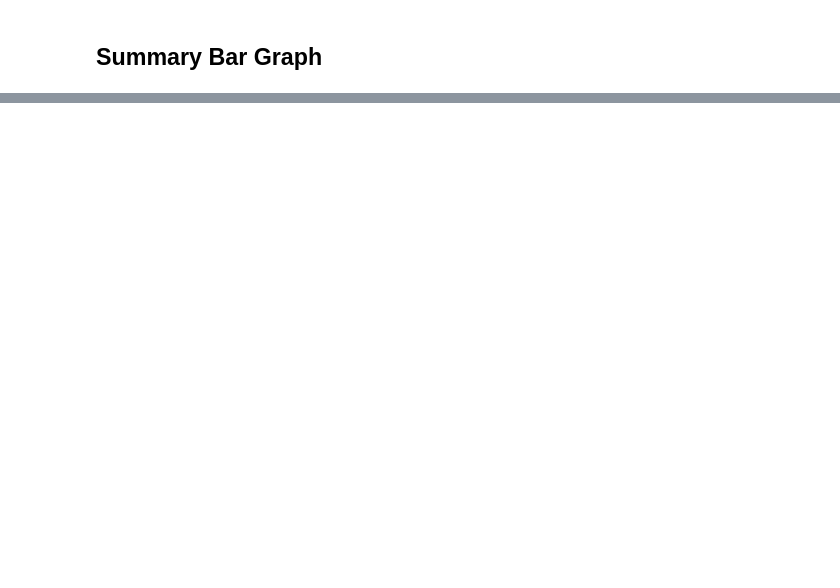
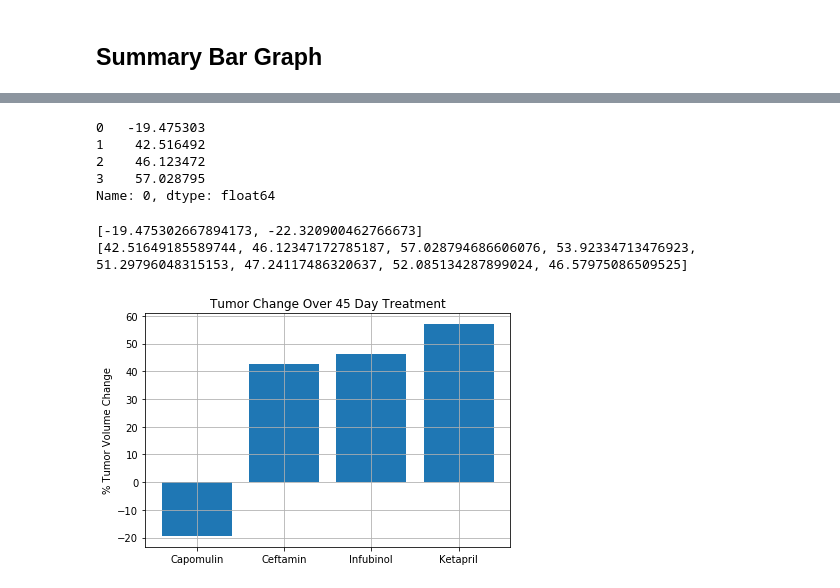
Before and after one commit to nilamroy2/Matplotlib-HomeWork, a Jupyter notebook: Homework/Matplotlib-HomeWork/Homework/Instructions/Pymaceuticals/pymaceuticals_starter-Copy1.ipynb, the cells around one changed output, grey strips where cells are left out. Drawn from its saved outputs; the diff is of its cells as text; code cells hidden in the pictures; blank space fills up the shorter version.

```diff
--- a/Homework/Matplotlib-HomeWork/Homework/Instructions/Pymaceuticals/pymaceuticals_starter-Copy1.ipynb
+++ b/Homework/Matplotlib-HomeWork/Homework/Instructions/Pymaceuticals/pymaceuticals_starter-Copy1.ipynb
@@ -270,6 +277,6 @@ plt.show()
 # %%
 # Calculate the percent changes for each drug
-value=munging_df.pct_change()
-value
+percentage_change=((munging_df.iloc[-1]-munging_df.iloc[0])/munging_df.iloc[0])*100
 # Display the data to confirm
+percentage_change
 # %% [output]
@@ -308,0 +295,8 @@ value
+# %%
+df = pd.DataFrame(percentage_change)
+df7 = df.reset_index()
+# %%
+df8 = df7[:4]
+# %%
+x = df8['Drug']
+y = df8[0]
@@ -308,0 +311,64 @@ value
+# %%
+y
+# %% [output]
+0   -19.475303
+1    42.516492
+2    46.123472
+3    57.028795
+Name: 0, dtype: float64
+# %%
+# Store all Relevant Percent Changes into a Tuple
+percent_change_tuple = tuple(percentage_change)
+
+# Splice the data between passing and failing drugs
+
+passing_drugs = []
+failing_drugs = []
+for val in percent_change_tuple:
+     if  val < 0:
+#checking the percentage changes are less than zero. So the drug passes else fails
+         passing_drugs.append(val)
+     else:
+        failing_drugs.append(val)
+print(passing_drugs)
+print(failing_drugs)
+
+# Orient widths. Add labels, tick marks, etc.
+fig,ax= plt.subplots()
+plt.bar(x,y)
+
+# Use functions to label the percentages of changes
+#Function autolabel takes 'rects' (a plot handle) and 'ax' the axes object
+def autolabel(rects, ax):
+    (y_bottom, y_top) = ax.get_ylim()
+    y_height = y_top - y_bottom
+    for rect in rects:
+        height = rect.get_height()
+        p_height = (height / y_height)
+        if p_height > 0:
+            label_position = height - (y_height * 0.55)
+            plt.setp(rect,color='r')
+            #change (failed drugs)
+        else:
+            label_position = height + (y_height * 0.01)
+            plt.setp(rect,color='g')
+            ax.text(rect.get_x() + rect.get_width()/2., label_position,'%d' % int(height),ha='center', va='bottom')
+
+
+ # Call functions to implement the function calls
+plt.title('Tumor Change Over 45 Day Treatment')
+#plt.xlabel('')
+plt.ylabel('% Tumor Volume Change')
+plt.tight_layout()
+#plt.legend(loc="best")
+plt.grid(True)
+
+# Save the Figure
+plt.savefig("../Images/Tumor Change Over 45 Days Treatment.png")
+
+# Show the Figure
+ #fig.show()
+# %% [output]
+[-19.475302667894173, -22.320900462766673]
+[42.51649185589744, 46.12347172785187, 57.028794686606076, 53.92334713476923, 51.29796048315153, 47.24117486320637, 52.085134287899024, 46.57975086509525]
+[figure, added]
```
Also changed, not shown: parts of 7 cells of this notebook, 2 other files.
